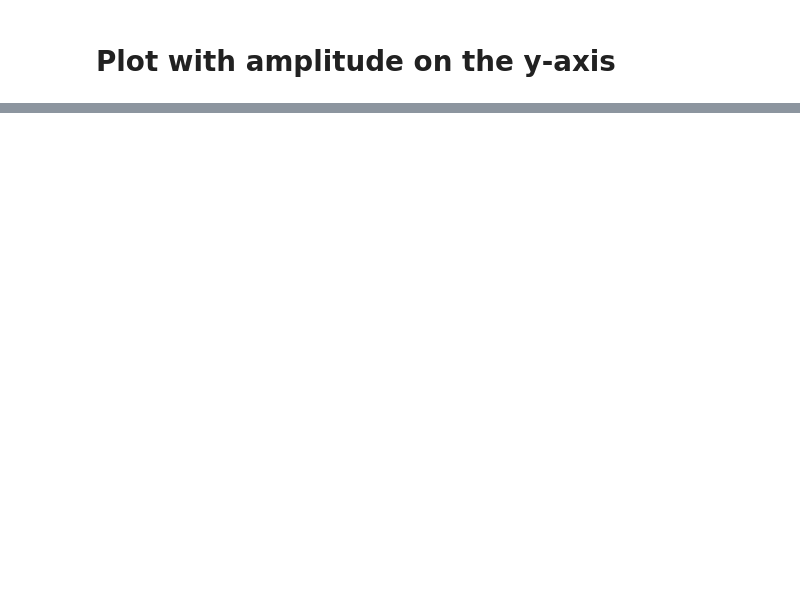
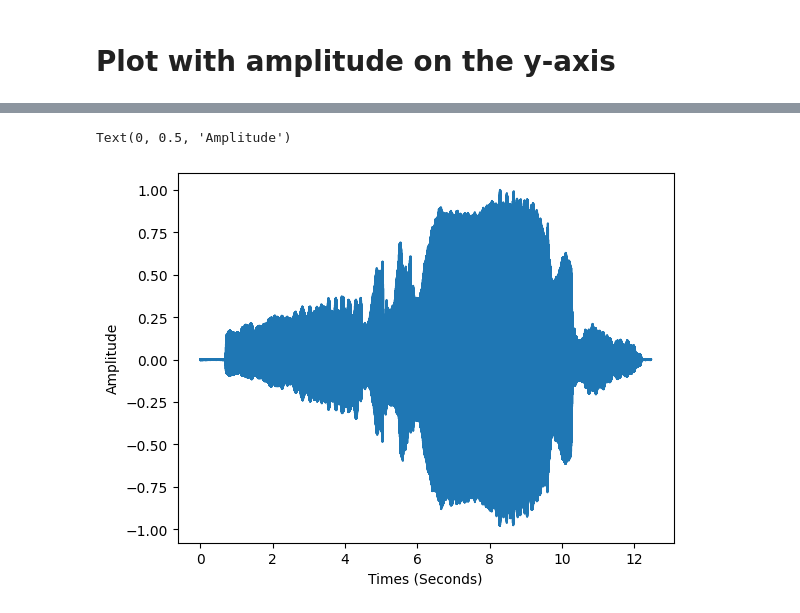
Before and after one commit to jcdevaney/musicComputing2026, a Jupyter notebook: week2/stringsVisualization.ipynb, the cells around one changed output, grey strips where cells are left out. Cells and saved outputs as stored; diff of their text form; code cells hidden in the pictures; blank space fills up the shorter version.

```diff
--- a/week2/stringsVisualization.ipynb
+++ b/week2/stringsVisualization.ipynb
@@ -112,0 +139,11 @@ Text(0, 0.5, 'Amplitude')
+# %%
+# create a new signal by dividing the
+# original signal by the maximum value
+# this will scale the signal to be between -1 and 1
+sigNew = sig / excursion
+plt.plot(time,sigNew)
+plt.xlabel(xlabel)
+plt.ylabel(ylabel)
+# %% [output]
+Text(0, 0.5, 'Amplitude')
+[figure, added]
```
Also changed, not shown: parts of 13 cells of this notebook.
